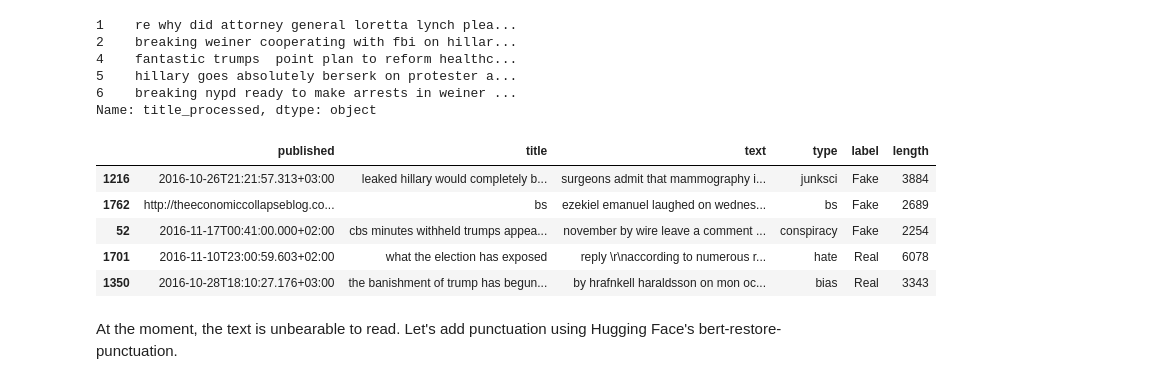
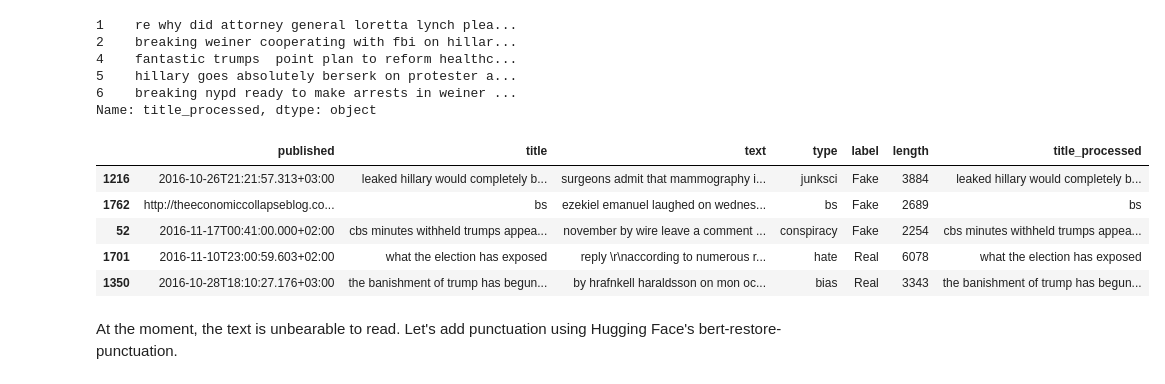
Before and after one commit to 5parte/convergent-solutions, a Jupyter notebook: fake_news_2.ipynb, the cells around one changed output. Saved outputs shown, nothing was run; the diff lists cells and outputs as text; code cells hidden in the pictures.

```diff
--- a/fake_news_2.ipynb
+++ b/fake_news_2.ipynb
@@ -177,21 +175,21 @@ Name: title_processed, dtype: object
 # plt.show()
 # %%
 # perform stratified sampling to get a balanced, sample dataset
-sample_news = og_news.groupby('label', group_keys=False).apply(lambda x: x.sample(100, random_state=1))
-og_news = og_news.drop(sample_news.index)
+sample_news = news.groupby('label', group_keys=False).apply(lambda x: x.sample(100, random_state=1))
+news = news.drop(sample_news.index)
 
 # shuffle the observations so real and fake labels are not grouped together
 from sklearn.utils import shuffle
 sample_news = shuffle(sample_news, random_state=1)
 
 sample_news.head()
 # %% [output]
-|  | published | title | text | type | label | length |
-| 1216 | 2016-10-26T21:21:57.313+03:00 | leaked hillary would completely b... | surgeons admit that mammography i... | junksci | Fake | 3884 |
-| 1762 | http://theeconomiccollapseblog.co... | bs | ezekiel emanuel laughed on wednes... | bs | Fake | 2689 |
-| 52 | 2016-11-17T00:41:00.000+02:00 | cbs minutes withheld trumps appea... | november by wire leave a comment ... | conspiracy | Fake | 2254 |
-| 1701 | 2016-11-10T23:00:59.603+02:00 | what the election has exposed | reply \r\naccording to numerous r... | hate | Real | 6078 |
-| 1350 | 2016-10-28T18:10:27.176+03:00 | the banishment of trump has begun... | by hrafnkell haraldsson on mon oc... | bias | Real | 3343 |
+|  | published | title | text | type | label | length | title_processed |
+| 1216 | 2016-10-26T21:21:57.313+03:00 | leaked hillary would completely b... | surgeons admit that mammography i... | junksci | Fake | 3884 | leaked hillary would completely b... |
+| 1762 | http://theeconomiccollapseblog.co... | bs | ezekiel emanuel laughed on wednes... | bs | Fake | 2689 | bs |
+| 52 | 2016-11-17T00:41:00.000+02:00 | cbs minutes withheld trumps appea... | november by wire leave a comment ... | conspiracy | Fake | 2254 | cbs minutes withheld trumps appea... |
+| 1701 | 2016-11-10T23:00:59.603+02:00 | what the election has exposed | reply \r\naccording to numerous r... | hate | Real | 6078 | what the election has exposed |
+| 1350 | 2016-10-28T18:10:27.176+03:00 | the banishment of trump has begun... | by hrafnkell haraldsson on mon oc... | bias | Real | 3343 | the banishment of trump has begun... |
 # %% [markdown]
 At the moment, the text is unbearable to read. Let's add punctuation using Hugging Face's bert-restore-punctuation.
 # %%
```
Also changed, not shown: parts of 24 cells of this notebook, 1 other file.
